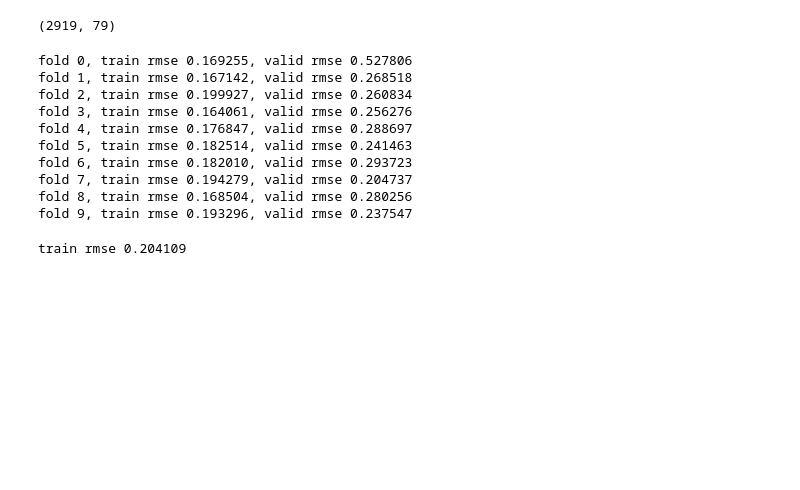
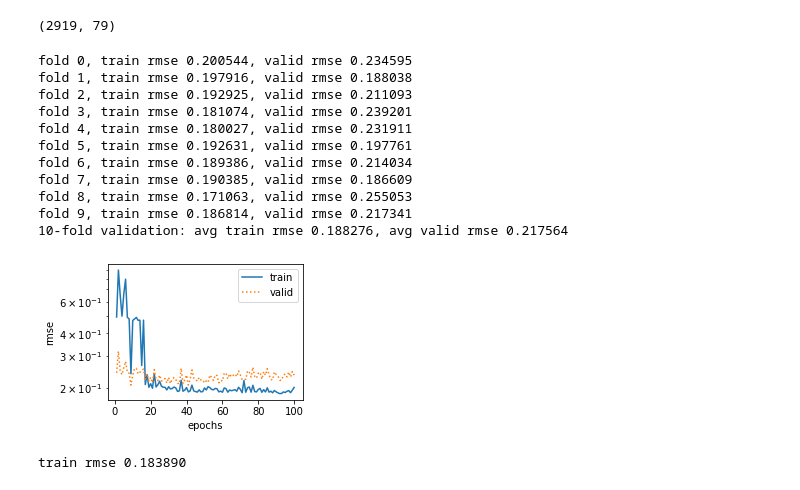
Before and after one commit to geckwen/deep_learning, a Jupyter notebook: House price/house price.ipynb, the cells around one changed output. Drawn from its saved outputs; the diff is of its cells as text; code cells hidden in the pictures; blank space fills up the shorter version.

```diff
--- a/House price/house price.ipynb
+++ b/House price/house price.ipynb
@@ -49,11 +50,22 @@ n_train = train_data.shape[0]
 train_features = torch.tensor(all_features[:n_train].values, dtype = torch.float32)
 test_features = torch.tensor(all_features[n_train:].values , dtype = torch.float32)
 train_labels = torch.tensor(train_data.SalePrice.values, dtype = torch.float32).view(-1,1)
+# %%
+def semilogy(x_vals, y_vals, x_label, y_label, x2_vals=None, y2_vals=None,
+             legend=None, figsize=(3.5, 2.5)):
+    plt.figure(figsize=figsize)
+    plt.xlabel(x_label)
+    plt.ylabel(y_label)
+    plt.semilogy(x_vals, y_vals)
+    if x2_vals and y2_vals:
+        plt.semilogy(x2_vals, y2_vals, linestyle=':')
+        plt.legend(legend)
 # %%
-def Linear(features_num):
+def Linear(features_num, drop_prob ):
     net = nn.Sequential(
-        nn.Linear(features_num,10),
-        nn.Linear(10,1)
+        nn.Linear(features_num,1),
+        #nn.Dropout(droup_pred),
+        #nn.Linear(2,1)
     )
     return net
 # %%
@@ -68,16 +80,18 @@ def train(num_epochs, train_features, train_labels, test_features, test_labels,
                           net,batch_size,lr,weight_decay):
     train_dataset = torch.utils.data.TensorDataset(train_features, train_labels)
     train_l ,test_l =[], []
-    optimizer = torch.optim.Adam(params=net.parameters(), lr=lr, weight_decay=weight_decay)
+    optimizer = torch.optim.SGD(params=net.parameters(), lr=lr, weight_decay=weight_decay)
     train_iter = torch.utils.data.DataLoader(train_dataset,batch_size=batch_size, shuffle= True)
     for i in range(num_epochs):
         for x,y in train_iter:
+            net.train()
             l = loss(net(x),y)
             optimizer.zero_grad()
             l.backward()
             optimizer.step()
         train_l.append(log_Mse(net, train_features, train_labels))
         if test_features is not None:
+            net.eval()
             test_l.append(log_Mse(net, test_features, test_labels))
     return train_l,test_l
 # %%
@@ -97,28 +111,36 @@ def get_f_fold(i, k, train_features, train_labels):
             labels_train = torch.cat((labels_train,labels_part),dim=0)
     return features_train, labels_train, features_valid,labels_valid
 # %%
-def f_fold(k, x_train, y_train, num_epochs,batch_size,lr,weight_decay):
+def f_fold(k, x_train, y_train, num_epochs,batch_size,lr,weight_decay,drop_prob):
     train_l_sum,test_l_sum =0,0
     for i in range(k):
         data = get_f_fold(i,k,x_train, y_train)
-        net = Linear(x_train.shape[1])
+        net = Linear(x_train.shape[1],drop_prob)
         train_l,test_l = train(num_epochs,*data,net,batch_size,lr,weight_decay)
         train_l_sum += train_l[-1]
         test_l_sum += test_l[-1]
+        if i == 0:
+            semilogy(range(1, num_epochs + 1), train_l, 'epochs', 'rmse',
+                         range(1, num_epochs + 1), test_l,
+                         ['train', 'valid'])
         print('fold %d, train rmse %f, valid rmse %f' % (i, train_l[-1], test_l[-1]))
+    return train_l_sum/k, test_l_sum/k
 # %%
-k, num_epochs, lr, weight_decay, batch_size = 10, 100, 3, 0, 64
-f_fold(k,train_features,train_labels,num_epochs,batch_size ,lr,weight_decay)
+k, num_epochs, lr, weight_decay, batch_size ,drop_prob = 10, 100, 0.01, 0, 64,0.6
+train_l, valid_l = f_fold(k,train_features,train_labels,num_epochs,batch_size ,lr,weight_decay,droup_pred)
+print('%d-fold validation: avg train rmse %f, avg valid rmse %f' % (k, train_l, valid_l))
 # %% [output]
-fold 0, train rmse 0.169255, valid rmse 0.527806
-fold 1, train rmse 0.167142, valid rmse 0.268518
-fold 2, train rmse 0.199927, valid rmse 0.260834
-fold 3, train rmse 0.164061, valid rmse 0.256276
-fold 4, train rmse 0.176847, valid rmse 0.288697
-fold 5, train rmse 0.182514, valid rmse 0.241463
-fold 6, train rmse 0.182010, valid rmse 0.293723
-fold 7, train rmse 0.194279, valid rmse 0.204737
-fold 8, train rmse 0.168504, valid rmse 0.280256
-fold 9, train rmse 0.193296, valid rmse 0.237547
+fold 0, train rmse 0.200544, valid rmse 0.234595
+fold 1, train rmse 0.197916, valid rmse 0.188038
+fold 2, train rmse 0.192925, valid rmse 0.211093
+fold 3, train rmse 0.181074, valid rmse 0.239201
+fold 4, train rmse 0.180027, valid rmse 0.231911
+fold 5, train rmse 0.192631, valid rmse 0.197761
+fold 6, train rmse 0.189386, valid rmse 0.214034
+fold 7, train rmse 0.190385, valid rmse 0.186609
+fold 8, train rmse 0.171063, valid rmse 0.255053
+fold 9, train rmse 0.186814, valid rmse 0.217341
+10-fold validation: avg train rmse 0.188276, avg valid rmse 0.217564
+[figure, added]
 # %%
 def train_and_pred(train_features, test_features, train_labels, test_data,
@@ -132,6 +154,6 @@ def train_and_pred(train_features, test_features, train_labels, test_data,
     submission = pd.concat([test_data['Id'], test_data['SalePrice']], axis=1)
     submission.to_csv('./first_housePrice.csv', index=False)
 # %%
-train_and_pred(train_features,test_features,train_labels,test_data,num_epochs,lr,weight_decay,batch_size)
+train_and_pred(train_features,test_features,train_labels,test_data,num_epochs,lr,weight_decay,batch_size,drop_prob)
 # %% [output]
-train rmse 0.204109
+train rmse 0.183890
```
Also changed, not shown: parts of 2 cells of this notebook, 2 other files.
